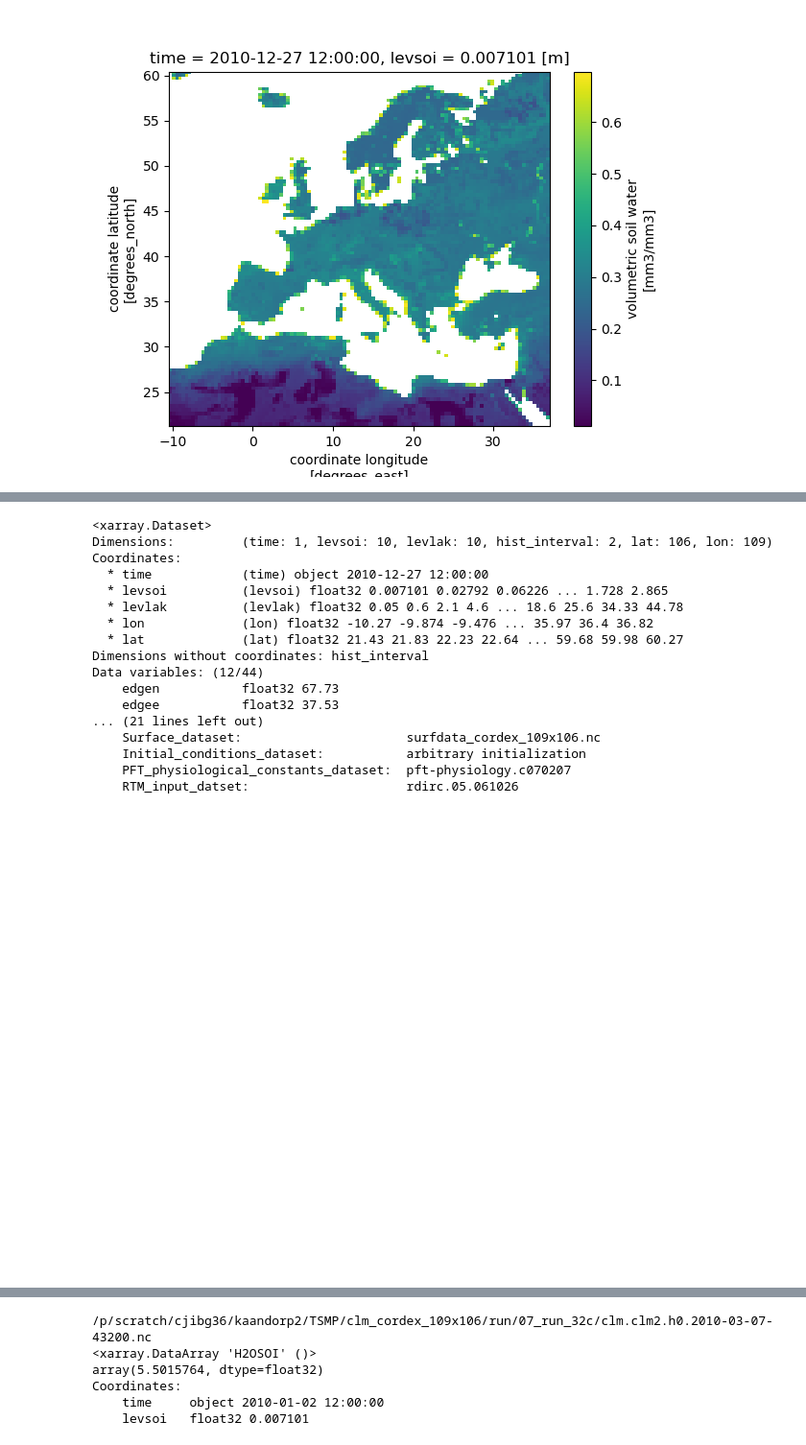
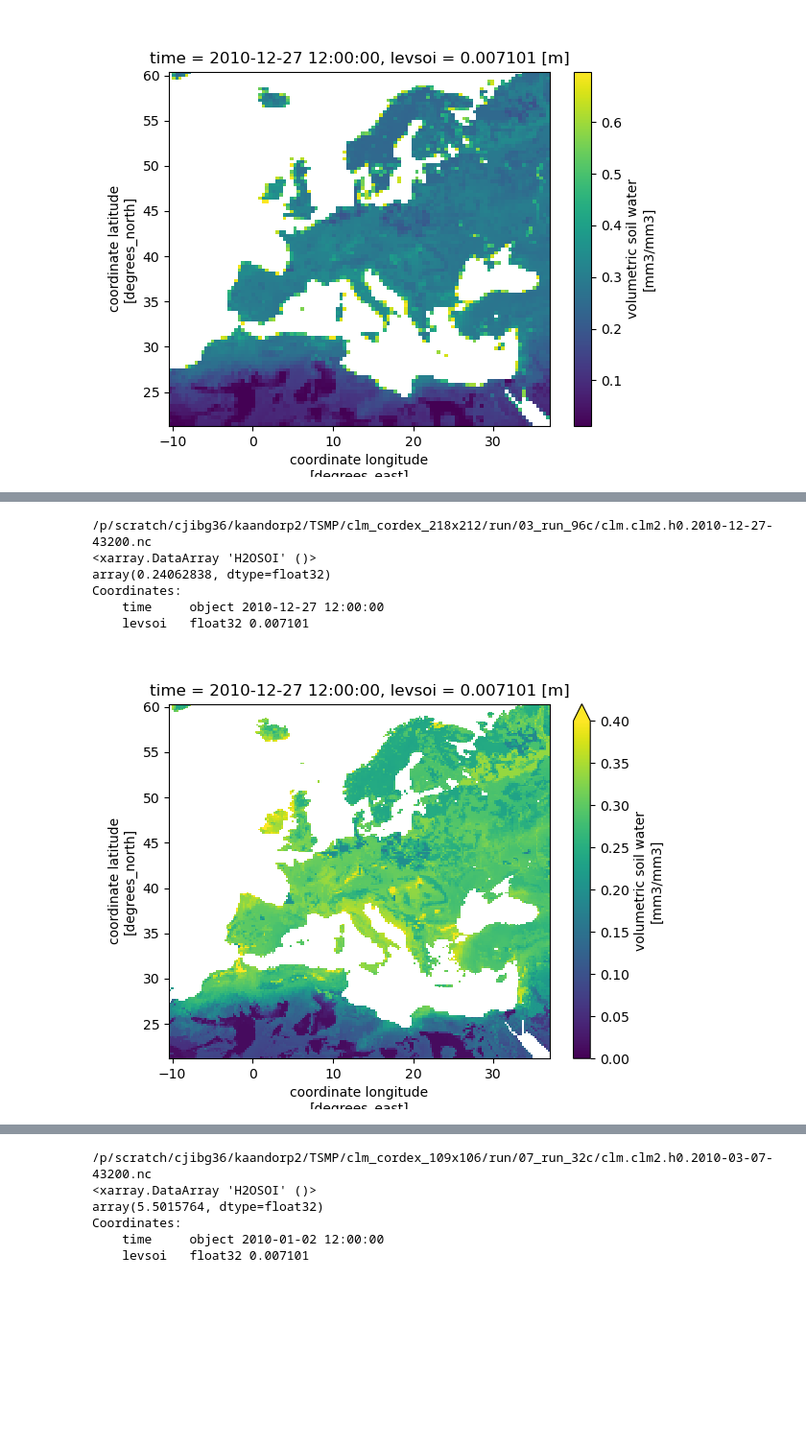
Before and after one commit to mikaelk/TSMP_tests, a Jupyter notebook: read_plot_CLM_output.ipynb, the cells around one changed output, grey strips where cells are left out. Shown at 96% size. Drawn from its saved outputs; the diff is of its cells as text; code cells hidden in the pictures; blank space fills up the shorter version.

```diff
--- a/read_plot_CLM_output.ipynb
+++ b/read_plot_CLM_output.ipynb
@@ -50,22 +50,19 @@ Coordinates:
 # %%
+%matplotlib widget
+files_clm_r = sorted(glob.glob( os.path.join(dir_in,'TSMP/clm_cordex_218x212/run/03_run_96c/clm.clm2.r*.nc') ))
+files_clm_h0 = sorted(glob.glob( os.path.join(dir_in,'TSMP/clm_cordex_218x212/run/03_run_96c/clm.clm2.h0*.nc') ))
+griddata = xr.load_dataset( os.path.join(dir_in,'TSMP/clm_cordex_218x212/inputdata/griddata_cordex_218x212.nc') )
+data_h0 = xr.load_dataset(files_clm_h0[-1])
+print(files_clm_h0[-1])
 plt.figure()
-data_h0
+data_h0.H2OSOI[0,0].plot.pcolormesh(vmin=0.,vmax=.4)
+
+print(data_h0.H2OSOI[0,0].mean())
 # %% [output]
-<xarray.Dataset>
-Dimensions:         (time: 1, levsoi: 10, levlak: 10, hist_interval: 2, lat: 106, lon: 109)
+/p/scratch/cjibg36/kaandorp2/TSMP/clm_cordex_218x212/run/03_run_96c/clm.clm2.h0.2010-12-27-43200.nc
+<xarray.DataArray 'H2OSOI' ()>
+array(0.24062838, dtype=float32)
 Coordinates:
-  * time            (time) object 2010-12-27 12:00:00
-  * levsoi          (levsoi) float32 0.007101 0.02792 0.06226 ... 1.728 2.865
-  * levlak          (levlak) float32 0.05 0.6 2.1 4.6 ... 18.6 25.6 34.33 44.78
-  * lon             (lon) float32 -10.27 -9.874 -9.476 ... 35.97 36.4 36.82
-  * lat             (lat) float32 21.43 21.83 22.23 22.64 ... 59.68 59.98 60.27
-Dimensions without coordinates: hist_interval
-Data variables: (12/44)
-    edgen           float32 67.73
-    edgee           float32 37.53
-... (21 lines left out)
-    Surface_dataset:                      surfdata_cordex_109x106.nc
-    Initial_conditions_dataset:           arbitrary initialization
-    PFT_physiological_constants_dataset:  pft-physiology.c070207
-    RTM_input_datset:                     rdirc.05.061026
+    time     object 2010-12-27 12:00:00
+    levsoi   float32 0.007101
-[figure, old version]
+[figure, new version]
```
Also changed, not shown: parts of 5 cells of this notebook, 8 other files.
